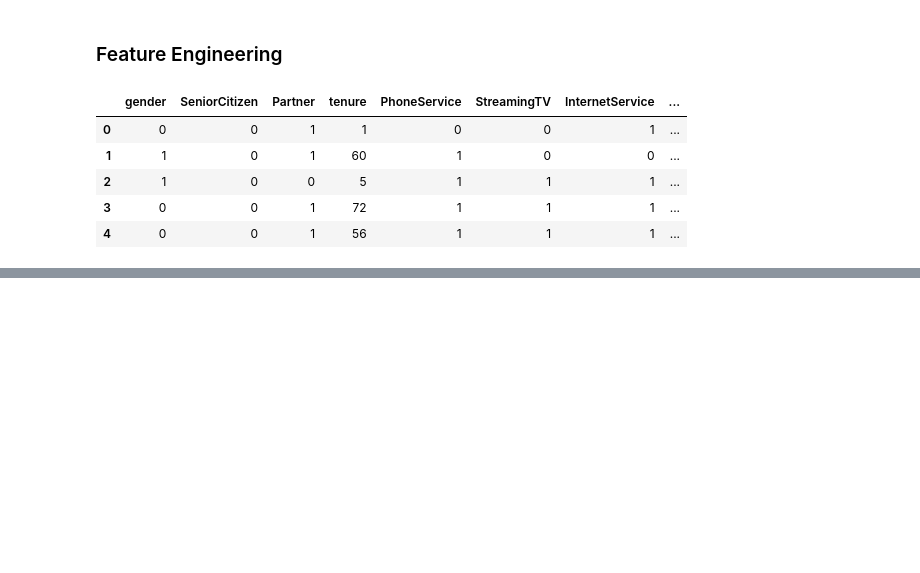
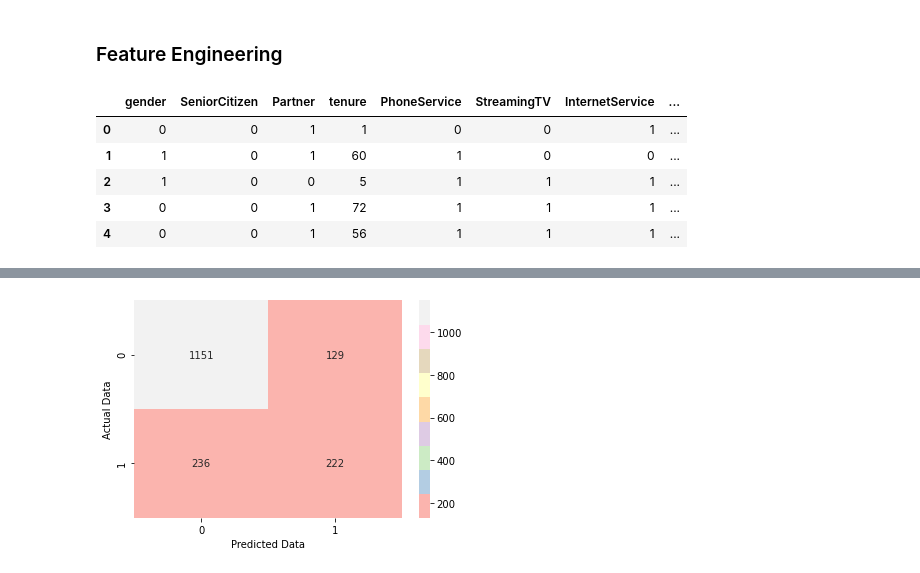
Before and after one commit to UvoChrollo/Pythonista, a Jupyter notebook: Notebook/Others/DQLab/Customer Churn Prediction using Machine Learning.ipynb, the cells around one changed output, grey strips where cells are left out. Cells and saved outputs as stored; diff of their text form; code cells hidden in the pictures; blank space fills up the shorter version.

```diff
--- a/Notebook/Others/DQLab/Customer Churn Prediction using Machine Learning.ipynb
+++ b/Notebook/Others/DQLab/Customer Churn Prediction using Machine Learning.ipynb
@@ -260,0 +268,8 @@ result
+# %%
+cm = confusion_matrix(y_test,gbc_pred)
+ax = sns.heatmap(cm,annot=True,fmt='g',cmap='Pastel1')
+ax.set_xlabel("Predicted Data")
+ax.set_ylabel("Actual Data")
+plt.show()
+# %% [output]
+[figure, added]
```
Also changed, not shown: parts of 10 cells of this notebook.
